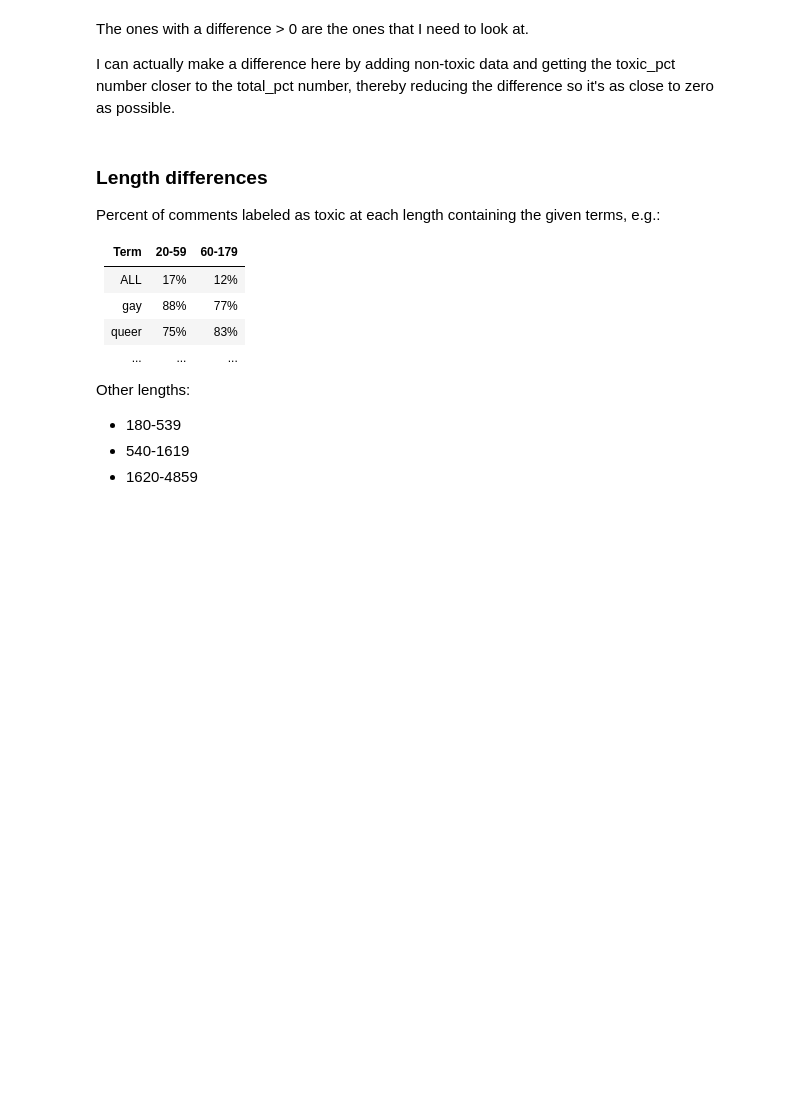
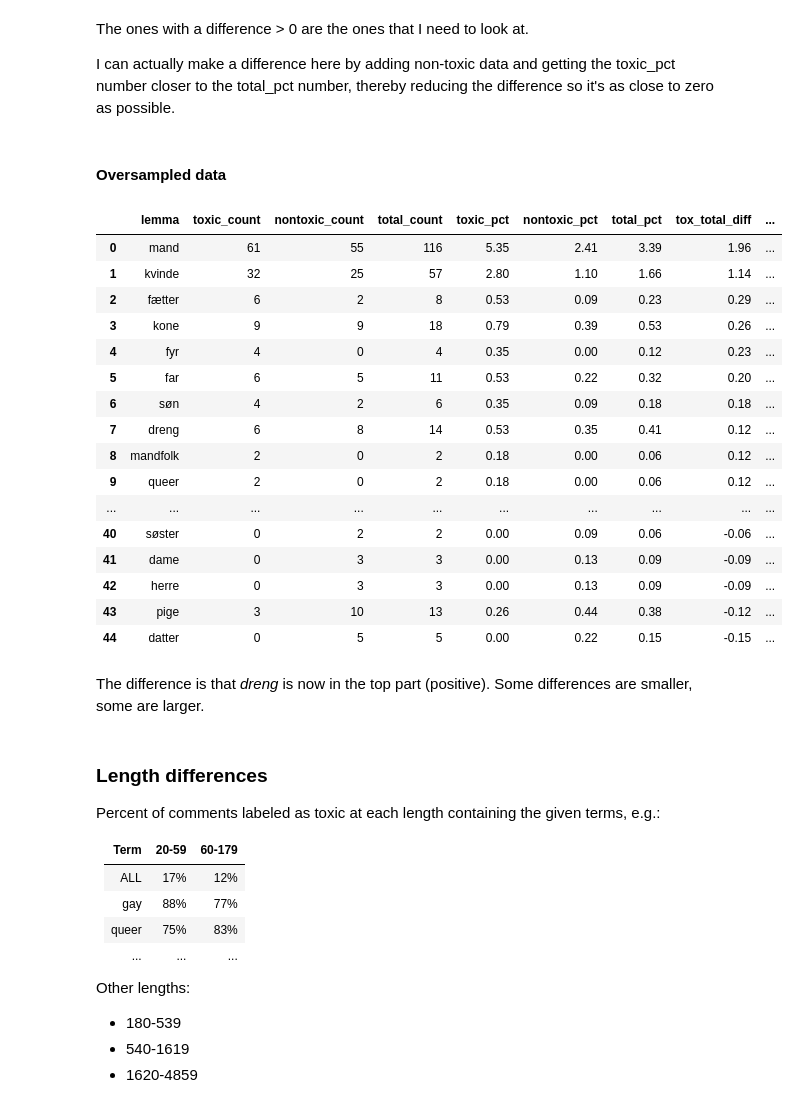
Before and after one commit to MajaMittag/gender-bias_da, a Jupyter notebook: toxicity_detection/mitigation/data_supplementation.ipynb, the cells around one changed output. Drawn from its saved outputs; the diff is of its cells as text; code cells hidden in the pictures; blank space fills up the shorter version.

```diff
--- a/toxicity_detection/mitigation/data_supplementation.ipynb
+++ b/toxicity_detection/mitigation/data_supplementation.ipynb
@@ -135,0 +162,14 @@ Name: lemmas, dtype: object
+# %%
+# lemmatize the texts
+train_oversampl["lemmas"] = train_oversampl["tweet"].progress_apply(lemmatize_text)
+# %%
+# split into toxic, non-toxic and all
+toxic_text_oversampl = train_oversampl[train_oversampl["label"] == 1]["lemmas"]
+nontoxic_text_oversampl = train_oversampl[train_oversampl["label"] == 0]["lemmas"]
+all_text_oversampl = train_oversampl["lemmas"]
+
+NUM_TOXIC_OVERSAMPL = len(toxic_text_oversampl)
+NUM_NONTOXIC_OVERSAMPL = len(nontoxic_text_oversampl)
+NUM_TOTAL_OVERSAMPL = len(all_text_oversampl)
+
+toxic_text_oversampl.head()
@@ -256,3 +303,53 @@ sorted_occurrence_df.to_excel(os.getcwd()+"/mitigation/frequency_of_identity_lem
 The ones with a difference > 0 are the ones that I need to look at.
 
 I can actually make a difference here by adding non-toxic data and getting the toxic_pct number closer to the total_pct number, thereby reducing the difference so it's as close to zero as possible.
+# %% [markdown]
+#### Oversampled data
+# %%
+# count how many texts these terms occur in
+occur_in_n_texts_oversampl = {"lemmatized_identity": lemmatized_identities, "toxic_count": [], "nontoxic_count":[], "total_count":[]}
+
+for lemma in lemmatized_identities:
+    occur_in_n_texts_oversampl["toxic_count"].append(toxic_text_oversampl.apply(lambda x: occurs_in(target=lemma, text=x)).sum())
+    occur_in_n_texts_oversampl["nontoxic_count"].append(nontoxic_text_oversampl.apply(lambda x: occurs_in(target=lemma, text=x)).sum())
+    occur_in_n_texts_oversampl["total_count"].append(all_text_oversampl.apply(lambda x: occurs_in(target=lemma, text=x)).sum())
+# %%
+# create df with these occurrence numbers
+occurrence_df_oversampl = pd.DataFrame(occur_in_n_texts_oversampl)
+
+# map back to actual lemma and aggregate duplicates
+occurrence_df_oversampl["lemma"] = occurrence_df_oversampl["lemmatized_identity"].map(lemmatized_2_lemma)
+occurrence_df_oversampl = occurrence_df_oversampl.groupby("lemma").agg({"toxic_count": "sum", "nontoxic_count": "sum", "total_count": "sum"}).reset_index()
+
+# calculate percentages
+occurrence_df_oversampl["toxic_pct"] = (occurrence_df_oversampl["toxic_count"]/NUM_TOXIC_OVERSAMPL)*100
+occurrence_df_oversampl["nontoxic_pct"] = (occurrence_df_oversampl["nontoxic_count"]/NUM_NONTOXIC_OVERSAMPL)*100
+occurrence_df_oversampl["total_pct"] = (occurrence_df_oversampl["total_count"]/NUM_TOTAL_OVERSAMPL)*100
+
+# calculate differences
+occurrence_df_oversampl["tox_total_diff"] = occurrence_df_oversampl["toxic_pct"] - occurrence_df_oversampl["total_pct"]
+occurrence_df_oversampl["tox_total_abs_diff"] = abs(occurrence_df_oversampl["toxic_pct"] - occurrence_df_oversampl["total_pct"])
+
+# sort by difference
+sorted_occurrence_df_oversampl = occurrence_df_oversampl.sort_values("tox_total_diff", ascending=False).reset_index(drop=True)
+
+# display rows where toxic pct != total pct
+sorted_occurrence_df_oversampl[sorted_occurrence_df_oversampl["tox_total_diff"] != 0].round(2)
+# %% [output]
+|  | lemma | toxic_count | nontoxic_count | total_count | toxic_pct | nontoxic_pct | total_pct | tox_total_diff | ... |
+| 0 | mand | 61 | 55 | 116 | 5.35 | 2.41 | 3.39 | 1.96 | ... |
+| 1 | kvinde | 32 | 25 | 57 | 2.80 | 1.10 | 1.66 | 1.14 | ... |
+| 2 | fætter | 6 | 2 | 8 | 0.53 | 0.09 | 0.23 | 0.29 | ... |
+| 3 | kone | 9 | 9 | 18 | 0.79 | 0.39 | 0.53 | 0.26 | ... |
+| 4 | fyr | 4 | 0 | 4 | 0.35 | 0.00 | 0.12 | 0.23 | ... |
+| 5 | far | 6 | 5 | 11 | 0.53 | 0.22 | 0.32 | 0.20 | ... |
+| 6 | søn | 4 | 2 | 6 | 0.35 | 0.09 | 0.18 | 0.18 | ... |
+| 7 | dreng | 6 | 8 | 14 | 0.53 | 0.35 | 0.41 | 0.12 | ... |
+| 8 | mandfolk | 2 | 0 | 2 | 0.18 | 0.00 | 0.06 | 0.12 | ... |
+| 9 | queer | 2 | 0 | 2 | 0.18 | 0.00 | 0.06 | 0.12 | ... |
+| ... | ... | ... | ... | ... | ... | ... | ... | ... | ... |
+| 40 | søster | 0 | 2 | 2 | 0.00 | 0.09 | 0.06 | -0.06 | ... |
+| 41 | dame | 0 | 3 | 3 | 0.00 | 0.13 | 0.09 | -0.09 | ... |
+| 42 | herre | 0 | 3 | 3 | 0.00 | 0.13 | 0.09 | -0.09 | ... |
+| 43 | pige | 3 | 10 | 13 | 0.26 | 0.44 | 0.38 | -0.12 | ... |
+| 44 | datter | 0 | 5 | 5 | 0.00 | 0.22 | 0.15 | -0.15 | ... |
@@ -259,3 +359,5 @@ I can actually make a difference here by adding non-toxic data and getting the t
+# %% [markdown]
+The difference is that *dreng* is now in the top part (positive). Some differences are smaller, some are larger.
 # %% [markdown]
 ### Length differences
 
```
Also changed, not shown: parts of 19 cells of this notebook, 2 other files.
